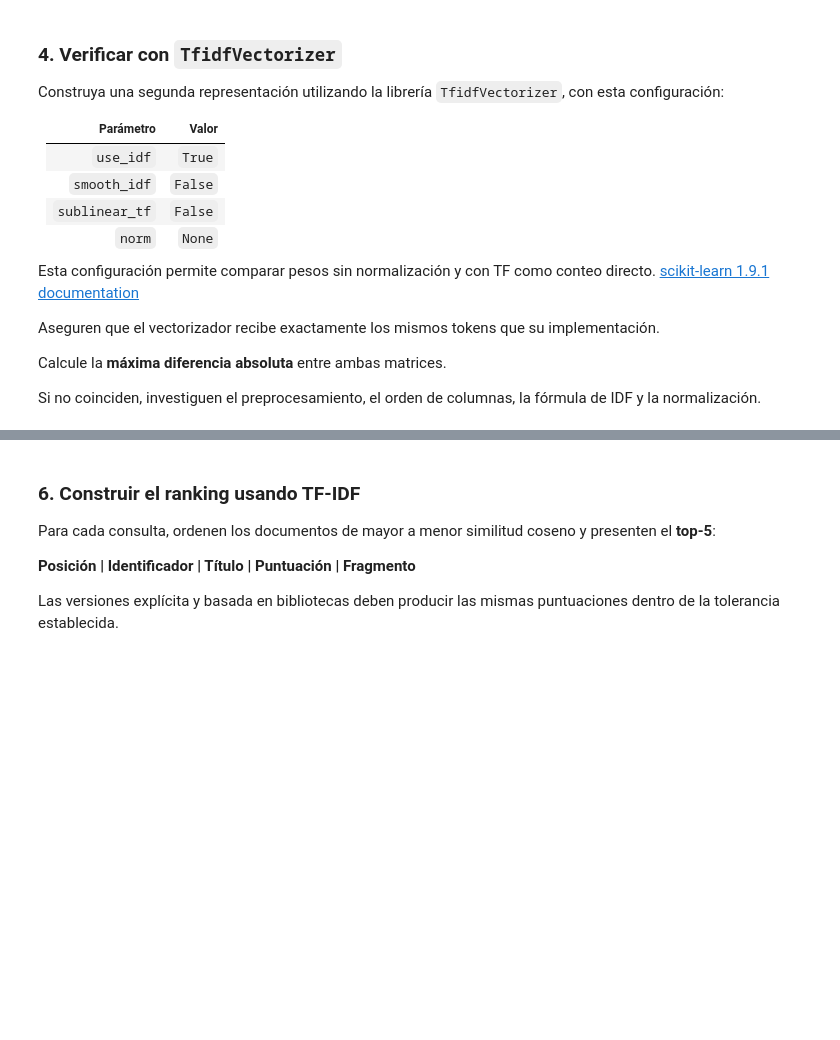
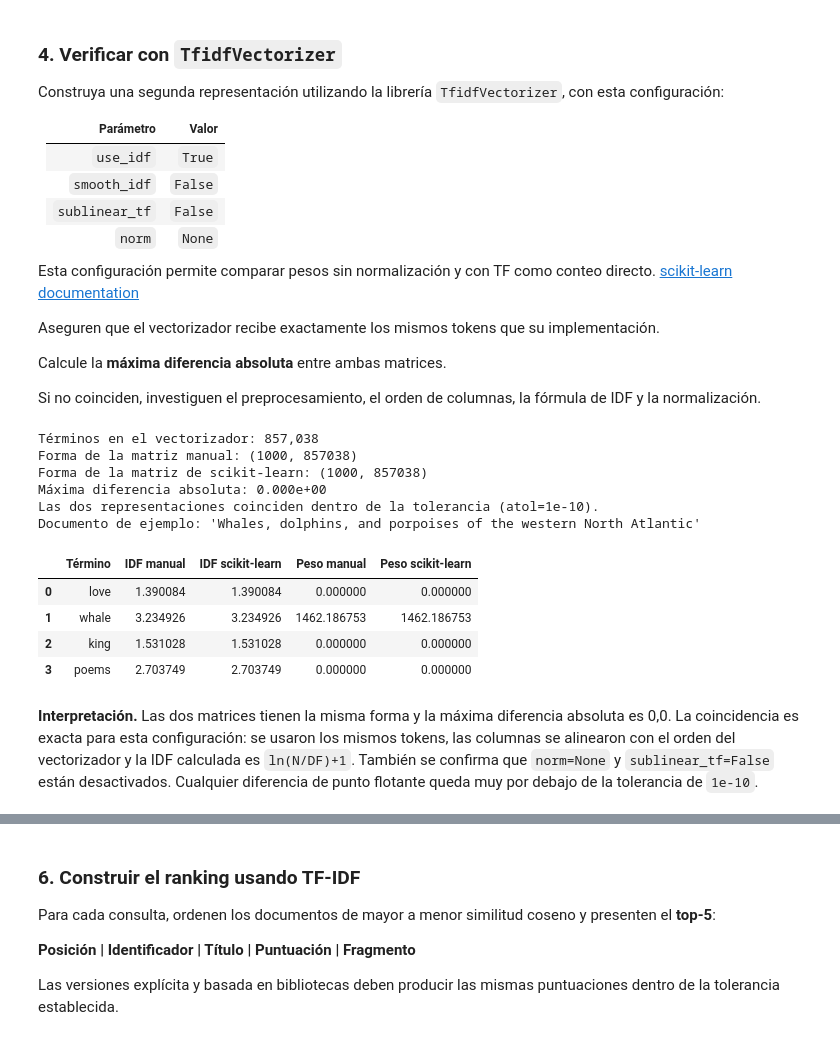
Before and after one commit to Andres-JA/InformationRetrieval, a Jupyter notebook: notebooks/03_vectorsearch.ipynb, the cells around one changed output, grey strips where cells are left out. Saved outputs shown, nothing was run; the diff lists cells and outputs as text; code cells hidden in the pictures; blank space fills up the shorter version.

```diff
--- a/notebooks/03_vectorsearch.ipynb
+++ b/notebooks/03_vectorsearch.ipynb
@@ -322,13 +442,73 @@ Construya una segunda representación utilizando la librería `TfidfVectorizer`,
 | `sublinear_tf` | `False` |
 | `norm` | `None` |
 
-Esta configuración permite comparar pesos sin normalización y con TF como conteo directo. [scikit-learn 1.9.1 documentation](https://scikit-learn.org/stable/modules/generated/sklearn.feature_extraction.text.TfidfVectorizer.html?highlight=vectorizer\&utm_source=chatgpt.com)
+Esta configuración permite comparar pesos sin normalización y con TF como conteo directo. [scikit-learn documentation](https://scikit-learn.org/stable/modules/generated/sklearn.feature_extraction.text.TfidfVectorizer.html)
 
 Aseguren que el vectorizador recibe exactamente los mismos tokens que su implementación.
 
 Calcule la **máxima diferencia absoluta** entre ambas matrices.
 
 Si no coinciden, investiguen el preprocesamiento, el orden de columnas, la fórmula de IDF y la normalización.
+# %%
+from sklearn.feature_extraction.text import TfidfVectorizer
+
+tokenized_corpus = [tokenized_docs[doc_id] for doc_id in doc_ids]
+
+vectorizer = TfidfVectorizer(
+    analyzer=lambda tokens: tokens,
+    lowercase=False,
+    use_idf=True,
+    smooth_idf=False,
+    sublinear_tf=False,
+    norm=None,
+)
+tfidf_sklearn = vectorizer.fit_transform(tokenized_corpus)
+
+sklearn_terms = list(vectorizer.get_feature_names_out())
+sklearn_index = {term: i for i, term in enumerate(sklearn_terms)}
+manual_matrix_reordered = tfidf_matrix[:, [term_index[term] for term in sklearn_terms]]
+
+difference = manual_matrix_reordered - tfidf_sklearn
+max_difference = 0.0 if difference.nnz == 0 else float(np.abs(difference.data).max())
+
+print(f'Términos en el vectorizador: {len(sklearn_terms):,}')
+print(f'Forma de la matriz manual: {tfidf_matrix.shape}')
+print(f'Forma de la matriz de scikit-learn: {tfidf_sklearn.shape}')
+print(f'Máxima diferencia absoluta: {max_difference:.3e}')
+
+assert max_difference <= 1e-10
+print('Las dos representaciones coinciden dentro de la tolerancia (atol=1e-10).')
+
+example_doc = doc_ids[int(np.argmax(tfidf_matrix[:, term_index['whale']].toarray().ravel()))]
+example_row = doc_ids.index(example_doc)
+comparison_rows = []
+for term in ['love', 'whale', 'king', 'poems']:
+    comparison_rows.append(
+        {
+            'Término': term,
+            'IDF manual': idf[term],
+            'IDF scikit-learn': vectorizer.idf_[sklearn_index[term]],
+            'Peso manual': float(tfidf_matrix[example_row, term_index[term]]),
+            'Peso scikit-learn': float(tfidf_sklearn[example_row, sklearn_index[term]]),
+        }
+    )
+
+print(f'Documento de ejemplo: {titles[example_doc]!r}')
+display(pd.DataFrame(comparison_rows))
+# %% [output]
+Términos en el vectorizador: 857,038
+Forma de la matriz manual: (1000, 857038)
+Forma de la matriz de scikit-learn: (1000, 857038)
+Máxima diferencia absoluta: 0.000e+00
+Las dos representaciones coinciden dentro de la tolerancia (atol=1e-10).
+Documento de ejemplo: 'Whales, dolphins, and porpoises of the western North Atlantic'
+|  | Término | IDF manual | IDF scikit-learn | Peso manual | Peso scikit-learn |
+| 0 | love | 1.390084 | 1.390084 | 0.000000 | 0.000000 |
+| 1 | whale | 3.234926 | 3.234926 | 1462.186753 | 1462.186753 |
+| 2 | king | 1.531028 | 1.531028 | 0.000000 | 0.000000 |
+| 3 | poems | 2.703749 | 2.703749 | 0.000000 | 0.000000 |
+# %% [markdown]
+**Interpretación.** Las dos matrices tienen la misma forma y la máxima diferencia absoluta es 0,0. La coincidencia es exacta para esta configuración: se usaron los mismos tokens, las columnas se alinearon con el orden del vectorizador y la IDF calculada es `ln(N/DF)+1`. También se confirma que `norm=None` y `sublinear_tf=False` están desactivados. Cualquier diferencia de punto flotante queda muy por debajo de la tolerancia de `1e-10`.
 # %% [markdown]
 ### 5. Representar consultas y calcular similitud coseno
 
```
Also changed, not shown: parts of 19 cells of this notebook, 2 other files.
